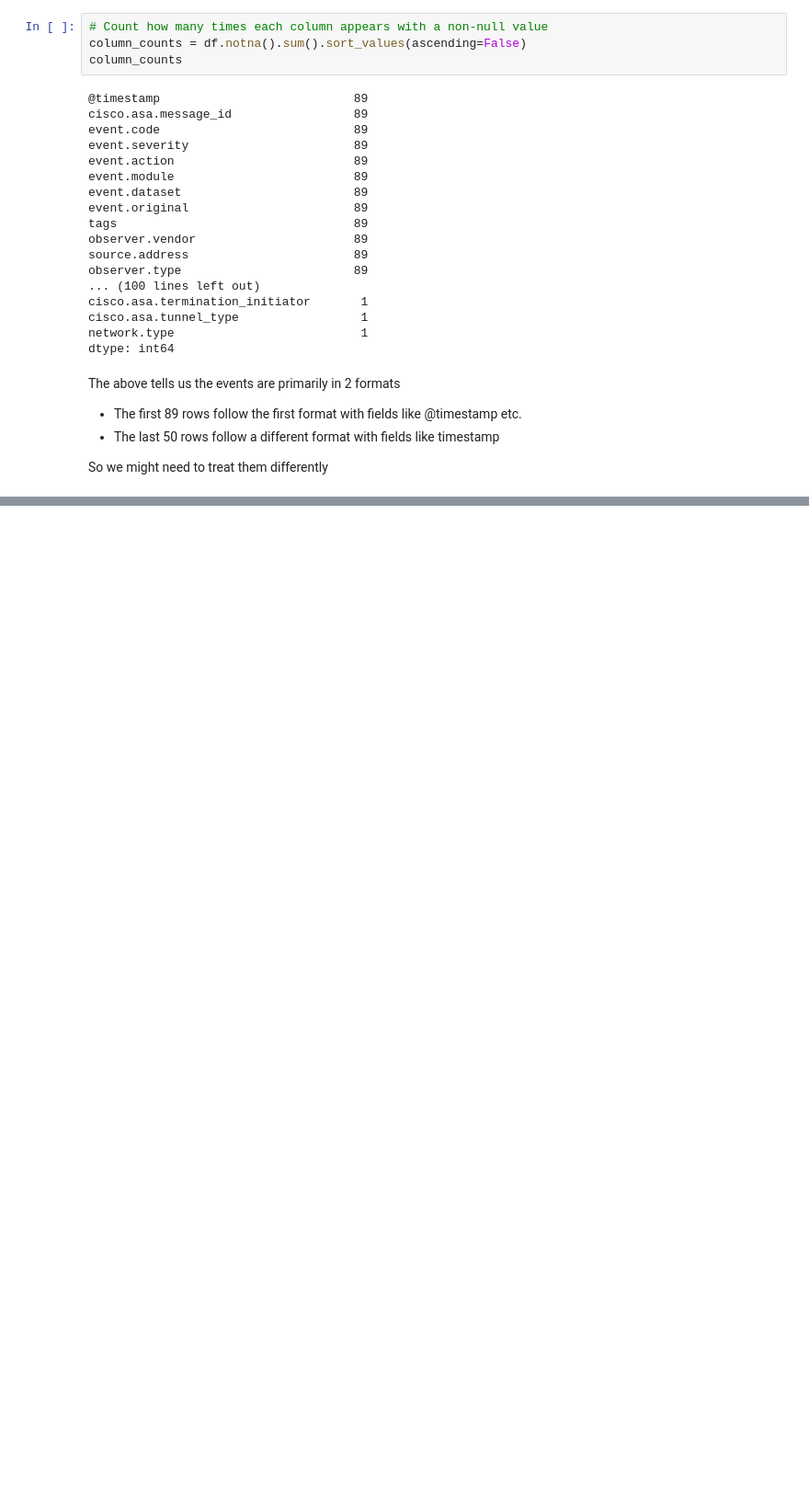
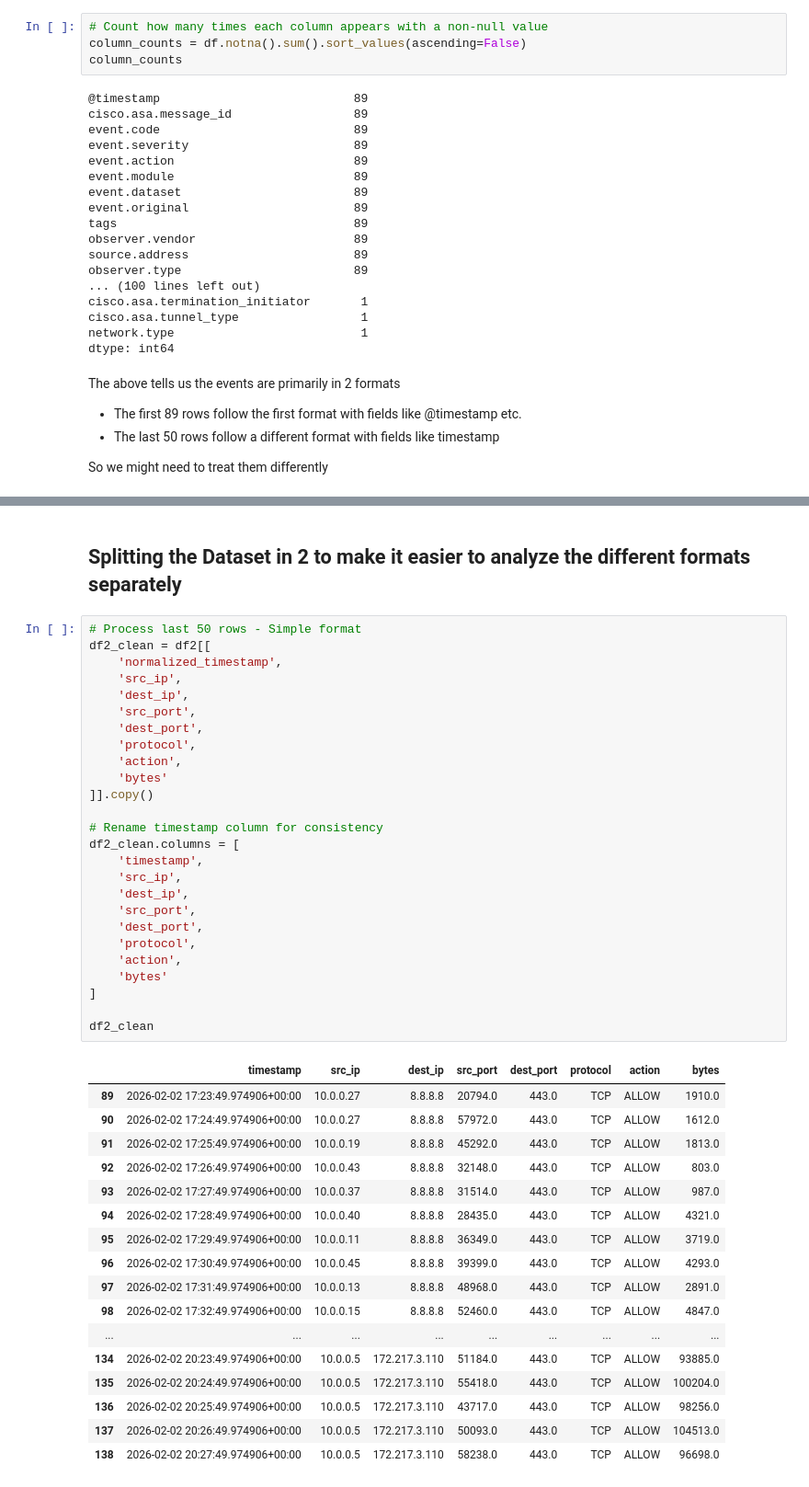
Before and after one commit to SSaquif/CST8801_Lab_2_Firewall_Log_Analytics, a Jupyter notebook: firewall_log_analysis.ipynb, the cells around one changed output, grey strips where cells are left out. Shown at 92% size. Saved outputs shown, nothing was run; the diff lists cells and outputs as text; blank space fills up the shorter version.

```diff
--- a/firewall_log_analysis.ipynb
+++ b/firewall_log_analysis.ipynb
@@ -210,0 +299,46 @@ event_group.sort_values('count', ascending=False)
+# %% [markdown]
+## Splitting the Dataset in 2 to make it easier to analyze the different formats separately
+# %%
+# Process last 50 rows - Simple format
+df2_clean = df2[[
+    'normalized_timestamp',
+    'src_ip',
+    'dest_ip',
+    'src_port',
+    'dest_port',
+    'protocol',
+    'action',
+    'bytes'
+]].copy()
+
+# Rename timestamp column for consistency
+df2_clean.columns = [
+    'timestamp',
+    'src_ip',
+    'dest_ip',
+    'src_port',
+    'dest_port',
+    'protocol',
+    'action',
+    'bytes'
+]
+
+df2_clean
+# %% [output]
+|  | timestamp | src_ip | dest_ip | src_port | dest_port | protocol | action | bytes |
+| 89 | 2026-02-02 17:23:49.974906+00:00 | 10.0.0.27 | 8.8.8.8 | 20794.0 | 443.0 | TCP | ALLOW | 1910.0 |
+| 90 | 2026-02-02 17:24:49.974906+00:00 | 10.0.0.27 | 8.8.8.8 | 57972.0 | 443.0 | TCP | ALLOW | 1612.0 |
+| 91 | 2026-02-02 17:25:49.974906+00:00 | 10.0.0.19 | 8.8.8.8 | 45292.0 | 443.0 | TCP | ALLOW | 1813.0 |
+| 92 | 2026-02-02 17:26:49.974906+00:00 | 10.0.0.43 | 8.8.8.8 | 32148.0 | 443.0 | TCP | ALLOW | 803.0 |
+| 93 | 2026-02-02 17:27:49.974906+00:00 | 10.0.0.37 | 8.8.8.8 | 31514.0 | 443.0 | TCP | ALLOW | 987.0 |
+| 94 | 2026-02-02 17:28:49.974906+00:00 | 10.0.0.40 | 8.8.8.8 | 28435.0 | 443.0 | TCP | ALLOW | 4321.0 |
+| 95 | 2026-02-02 17:29:49.974906+00:00 | 10.0.0.11 | 8.8.8.8 | 36349.0 | 443.0 | TCP | ALLOW | 3719.0 |
+| 96 | 2026-02-02 17:30:49.974906+00:00 | 10.0.0.45 | 8.8.8.8 | 39399.0 | 443.0 | TCP | ALLOW | 4293.0 |
+| 97 | 2026-02-02 17:31:49.974906+00:00 | 10.0.0.13 | 8.8.8.8 | 48968.0 | 443.0 | TCP | ALLOW | 2891.0 |
+| 98 | 2026-02-02 17:32:49.974906+00:00 | 10.0.0.15 | 8.8.8.8 | 52460.0 | 443.0 | TCP | ALLOW | 4847.0 |
+| ... | ... | ... | ... | ... | ... | ... | ... | ... |
+| 134 | 2026-02-02 20:23:49.974906+00:00 | 10.0.0.5 | 172.217.3.110 | 51184.0 | 443.0 | TCP | ALLOW | 93885.0 |
+| 135 | 2026-02-02 20:24:49.974906+00:00 | 10.0.0.5 | 172.217.3.110 | 55418.0 | 443.0 | TCP | ALLOW | 100204.0 |
+| 136 | 2026-02-02 20:25:49.974906+00:00 | 10.0.0.5 | 172.217.3.110 | 43717.0 | 443.0 | TCP | ALLOW | 98256.0 |
+| 137 | 2026-02-02 20:26:49.974906+00:00 | 10.0.0.5 | 172.217.3.110 | 50093.0 | 443.0 | TCP | ALLOW | 104513.0 |
+| 138 | 2026-02-02 20:27:49.974906+00:00 | 10.0.0.5 | 172.217.3.110 | 58238.0 | 443.0 | TCP | ALLOW | 96698.0 |
```
Also changed, not shown: parts of 40 cells of this notebook.
